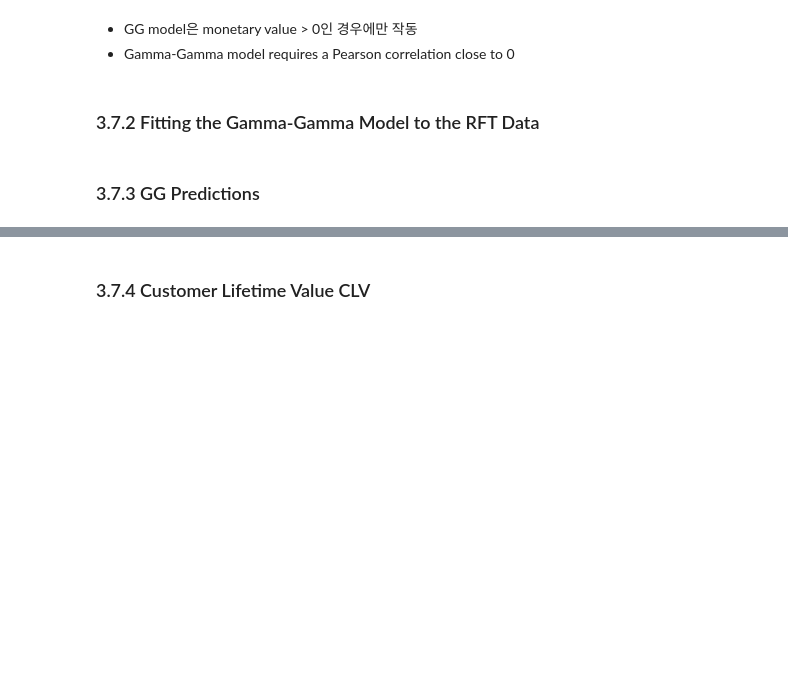
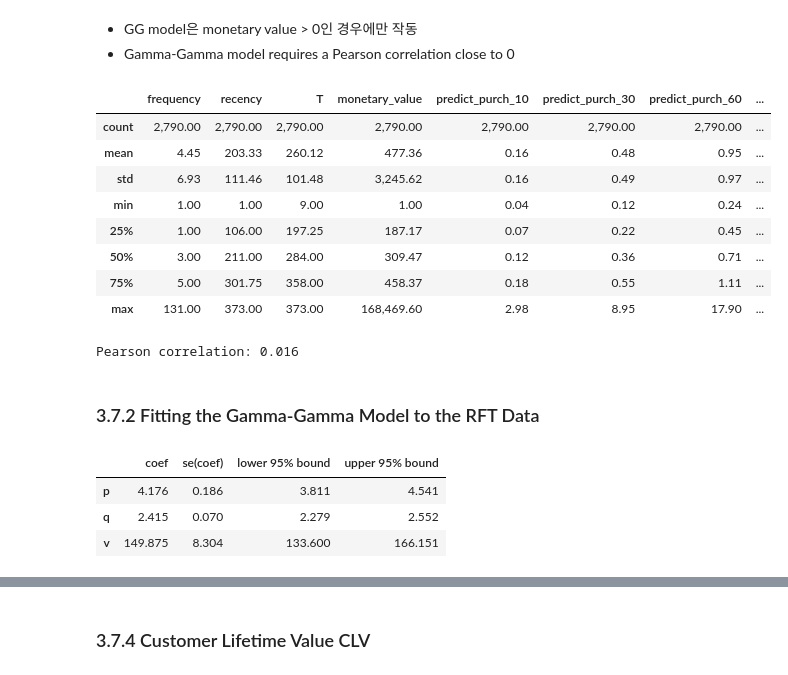
Before and after one commit to Nayoung-young/prj-ecommerce-ltv, a Jupyter notebook: e_commerce_LTV.ipynb, the cells around one changed output, grey strips where cells are left out. Saved outputs shown, nothing was run; the diff lists cells and outputs as text; code cells hidden in the pictures; blank space fills up the shorter version.

```diff
--- a/e_commerce_LTV.ipynb
+++ b/e_commerce_LTV.ipynb
@@ -1134,7 +1171,29 @@ df_rft[df_rft["prob_alive"] < 0.9]
 # %% [markdown]
 - GG model은 monetary value > 0인 경우에만 작동
 - Gamma-Gamma model requires a Pearson correlation close to 0
+# %%
+# select customers with monetary value > 0
+df_rftv = df_rft[df_rft["monetary_value"] > 0]
+pd.options.display.float_format = '{:,.2f}'.format
+df_rftv.describe()
+# %% [output]
+|  | frequency | recency | T | monetary_value | predict_purch_10 | predict_purch_30 | predict_purch_60 | ... |
+| count | 2,790.00 | 2,790.00 | 2,790.00 | 2,790.00 | 2,790.00 | 2,790.00 | 2,790.00 | ... |
+| mean | 4.45 | 203.33 | 260.12 | 477.36 | 0.16 | 0.48 | 0.95 | ... |
+| std | 6.93 | 111.46 | 101.48 | 3,245.62 | 0.16 | 0.49 | 0.97 | ... |
+| min | 1.00 | 1.00 | 9.00 | 1.00 | 0.04 | 0.12 | 0.24 | ... |
+| 25% | 1.00 | 106.00 | 197.25 | 187.17 | 0.07 | 0.22 | 0.45 | ... |
+| 50% | 3.00 | 211.00 | 284.00 | 309.47 | 0.12 | 0.36 | 0.71 | ... |
+| 75% | 5.00 | 301.75 | 358.00 | 458.37 | 0.18 | 0.55 | 1.11 | ... |
+| max | 131.00 | 373.00 | 373.00 | 168,469.60 | 2.98 | 8.95 | 17.90 | ... |
+# %%
+# Gamma-Gamma model requires a Pearson correlation close to 0
+# between purchase frequency and monetary value
+
+corr_matrix = df_rftv[["monetary_value", "frequency"]].corr()
+corr = corr_matrix.iloc[1,0]
+print("Pearson correlation: %.3f" % corr)
+# %% [output]
+Pearson correlation: 0.016
 # %% [markdown]
 ### 3.7.2 Fitting the Gamma-Gamma Model to the RFT Data
-# %% [markdown]
-### 3.7.3 GG Predictions
@@ -1140,0 +1211,7 @@ df_rft[df_rft["prob_alive"] < 0.9]
+# %%
+ggf.summary
+# %% [output]
+|  | coef | se(coef) | lower 95% bound | upper 95% bound |
+| p | 4.176 | 0.186 | 3.811 | 4.541 |
+| q | 2.415 | 0.070 | 2.279 | 2.552 |
+| v | 149.875 | 8.304 | 133.600 | 166.151 |
```
Also changed, not shown: parts of 29 cells of this notebook.
